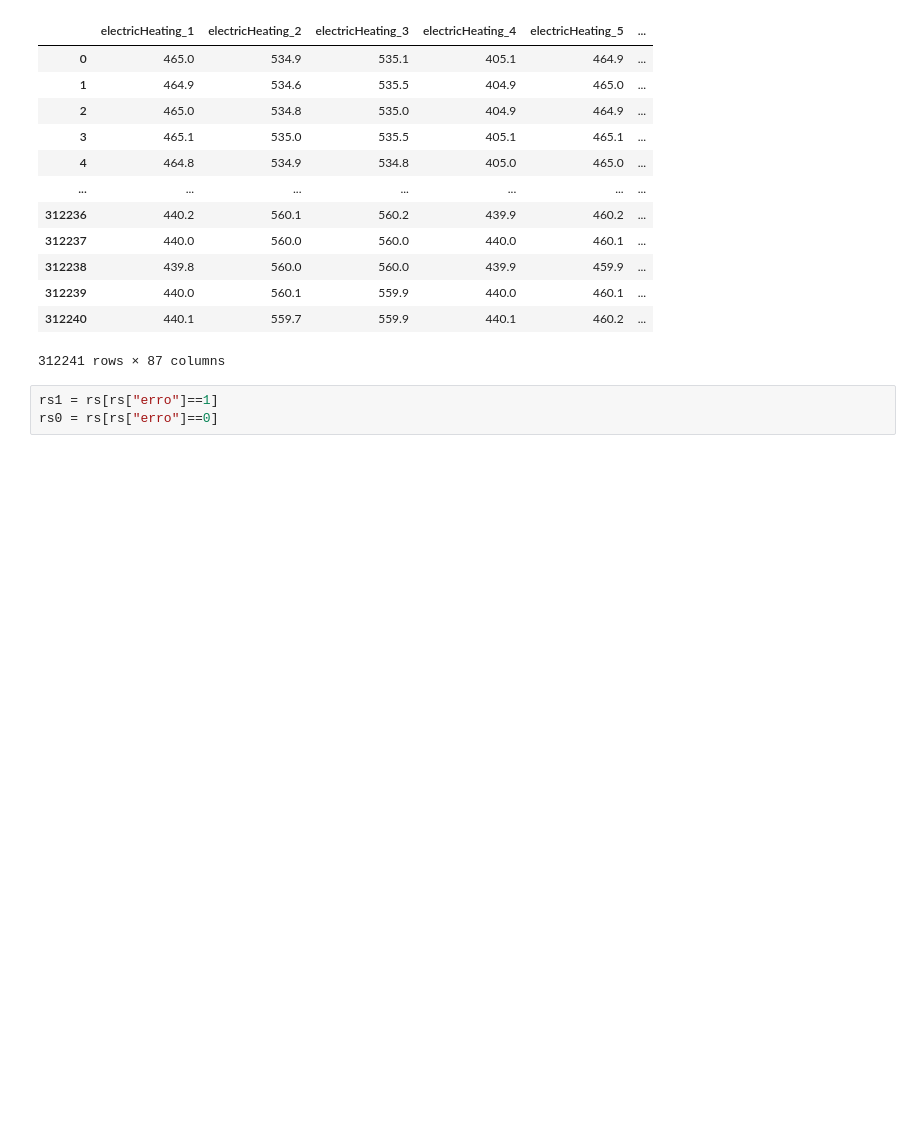
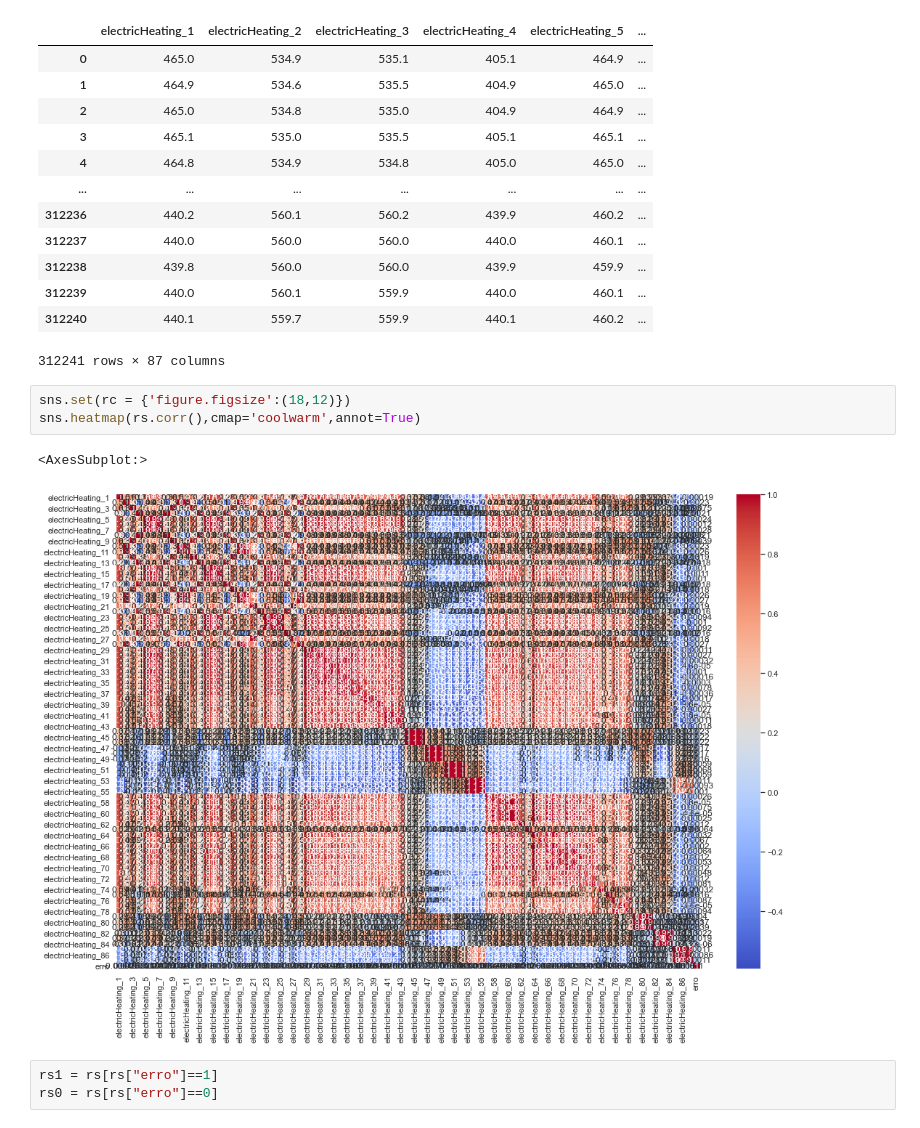
Before and after one commit to 08170228/Electronic-business, a Jupyter notebook: 電子化企業分析(all).ipynb, the cells around one changed output. Saved outputs shown, nothing was run; the diff lists cells and outputs as text; blank space fills up the shorter version.

```diff
--- a/電子化企業分析(all).ipynb
+++ b/電子化企業分析(all).ipynb
@@ -22,6 +22,12 @@ rs
 | 312239 | 440.0 | 560.1 | 559.9 | 440.0 | 460.1 | ... |
 | 312240 | 440.1 | 559.7 | 559.9 | 440.1 | 460.2 | ... |
 312241 rows × 87 columns
+# %%
+sns.set(rc = {'figure.figsize':(18,12)})
+sns.heatmap(rs.corr(),cmap='coolwarm',annot=True)
+# %% [output]
+<AxesSubplot:>
+[figure, added]
 # %%
 rs1 = rs[rs["erro"]==1]
 rs0 = rs[rs["erro"]==0]
```
Also changed, not shown: parts of 7 cells of this notebook.
